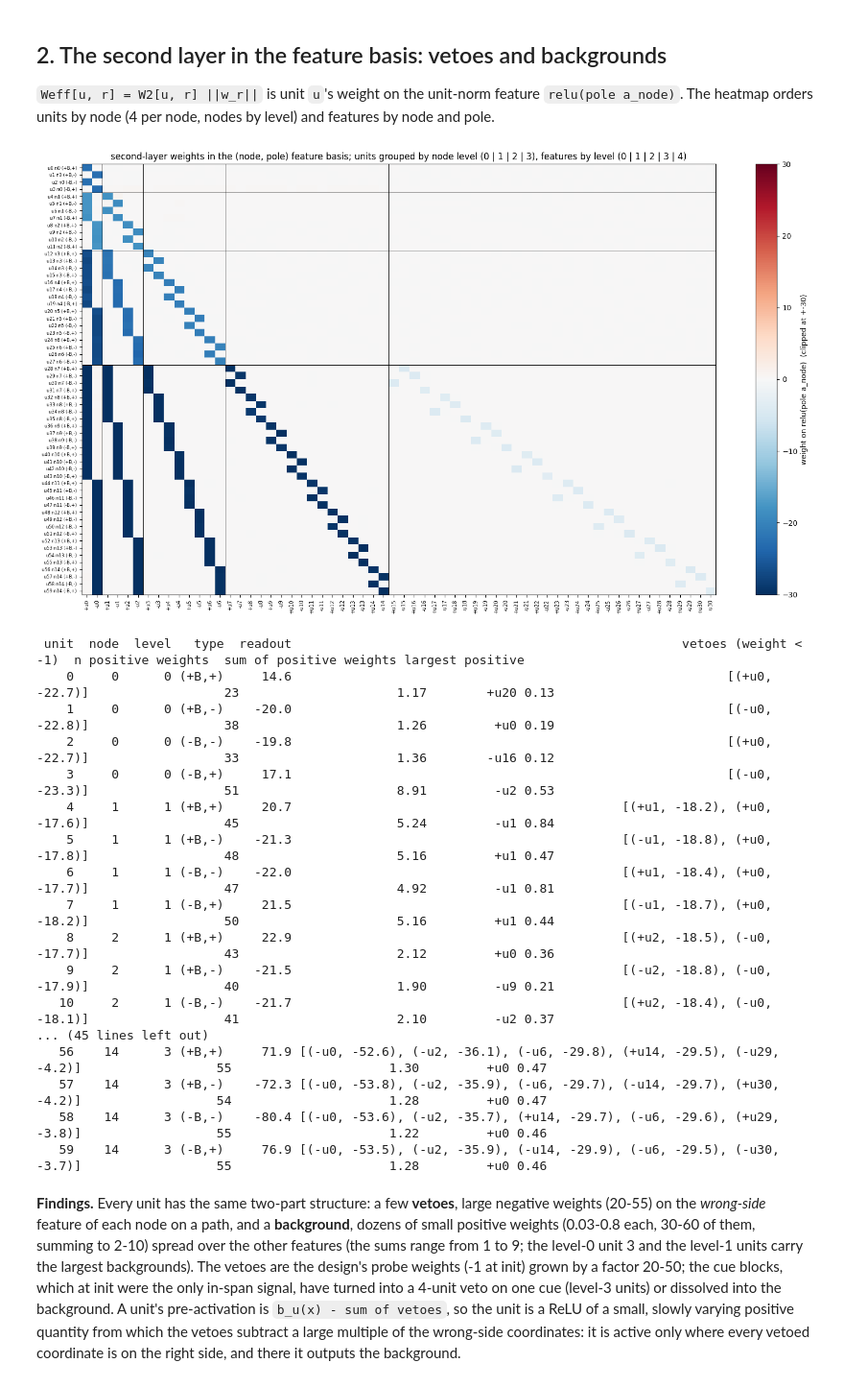
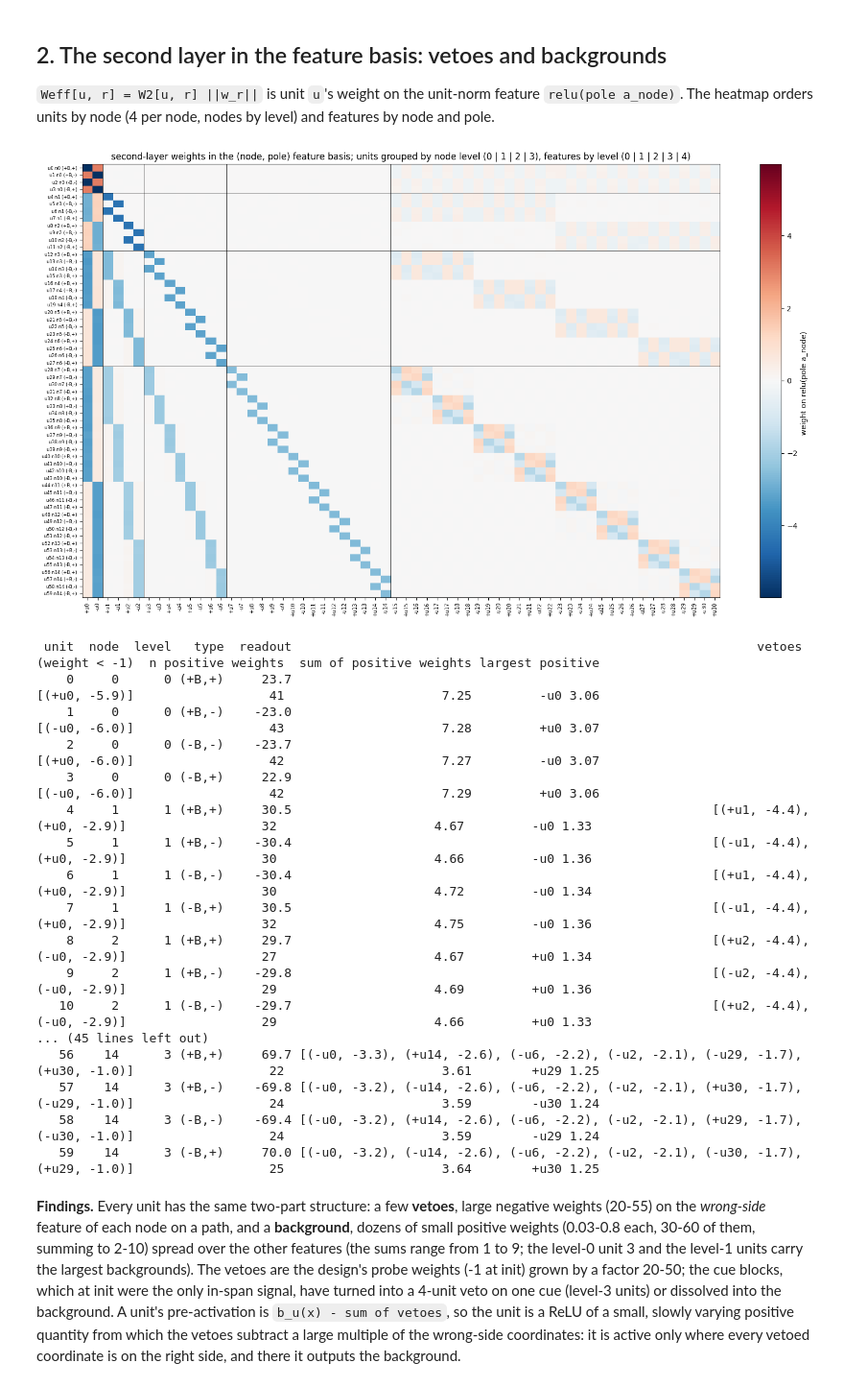
Before and after one commit to HarishGP/layer-lenses, a Jupyter notebook: notebooks/run53_network_anatomy.ipynb, the cells around one changed output. Shown at 96% size. Cells and saved outputs as stored; diff of their text form; code cells hidden in the pictures.

```diff
--- a/notebooks/run53_network_anatomy.ipynb
+++ b/notebooks/run53_network_anatomy.ipynb
@@ -19,7 +19,9 @@ from layer_lenses.designed_init import NODE_LEVEL, node_ancestors, HIERARCHY_TAR
 from layer_lenses.init_sweep import SweepRunSpec, build_data, load_tree
 np.set_printoptions(linewidth=200, precision=2, suppress=True); pd.set_option("display.width", 220)
 RUN = Path("../results/designed_init/hd2_run53_phased2_cue1_10M"); tree = load_tree(RUN / "tree.npz"); U = tree.w_list
-z = np.load(RUN / "replay/weights.npz"); W1, W2, W3, Wo = (z[k][-1].astype(np.float64) for k in ["w__hidden_layers.0.weight", "w__hidden_layers.1.weight", "w__hidden_layers.2.weight", "w__output_layer.weight"])
+z = np.load(RUN / "replay/weights.npz");
+EPOCH = 100
+W1, W2, W3, Wo = (z[k][EPOCH].astype(np.float64) for k in ["w__hidden_layers.0.weight", "w__hidden_layers.1.weight", "w__hidden_layers.2.weight", "w__output_layer.weight"])
 meta = pickle.load(open(RUN / "replay/meta.pkl", "rb")); ups = np.array(meta["design"]["unit_path_sign"]); ubs = np.array(meta["design"]["unit_block_sign"]); unode = np.array(meta["design"]["unit_node"])
 x, y = build_data(SweepRunSpec(tree_seed=5178, data_seed=999_777, init_seed=0, batch_size=1, n_train=100_000), tree); A = x @ U.T      # a_n(x) for the 31 normals
 # first-layer rows as (node, pole) features; forward pass
@@ -64,37 +68,43 @@ the two halves of a coordinate is what the second layer will use: `f_(n,+) - f_(
 `Weff[u, r] = W2[u, r] ||w_r||` is unit `u`'s weight on the unit-norm feature `relu(pole a_node)`. The heatmap orders units by node
 (4 per node, nodes by level) and features by node and pole.
 # %%
-order_r = np.lexsort((-pole, top)); fig, ax = plt.subplots(figsize=(16, 9))
-im = ax.imshow(Weff[:, order_r], cmap="RdBu_r", vmin=-30, vmax=30, aspect="auto"); plt.colorbar(im, ax=ax, label="weight on relu(pole a_node)  (clipped at +-30)")
+order_r = np.arange(62);
+EPOCH = 30
+W1, W2, W3, Wo = (z[k][EPOCH].astype(np.float64) for k in ["w__hidden_layers.0.weight", "w__hidden_layers.1.weight", "w__hidden_layers.2.weight", "w__output_layer.weight"])
+nrm = np.linalg.norm(W1, axis=1)
+Weff = W2 * nrm[None, :]
+# order_r = np.lexsort((-pole, top));
+fig, ax = plt.subplots(figsize=(16, 9))
+im = ax.imshow(Weff[:, order_r], cmap="RdBu_r", vmin=-np.abs(Weff).max(), vmax=np.abs(Weff).max(), aspect="auto"); plt.colorbar(im, ax=ax, label="weight on relu(pole a_node)  ")
 ax.set_xticks(range(62)); ax.set_xticklabels(rname[order_r], rotation=90, fontsize=7); ax.set_yticks(range(60)); ax.set_yticklabels([f"u{u} n{unode[u]} {utype[u]}" for u in range(60)], fontsize=6)
 for k in (4, 12, 28): ax.axhline(k - 0.5, color="k", lw=0.6)
 for k in (2, 6, 14, 30): ax.axvline(k - 0.5, color="k", lw=0.6)
 ax.set_title("second-layer weights in the (node, pole) feature basis; units grouped by node level (0 | 1 | 2 | 3), features by level (0 | 1 | 2 | 3 | 4)"); plt.tight_layout(); plt.show()
 # per unit: large negative weights (vetoes) and the sum of positive weights (background)
 rec = []
 for u in range(60):
     w = Weff[u]; vet = [(rname[r], round(float(w[r]), 1)) for r in np.argsort(w) if w[r] < -1.0]; posw = w[w > 0]
     rec.append({"unit": u, "node": unode[u], "level": NODE_LEVEL[unode[u]], "type": utype[u], "readout": round(float(readout[u]), 1), "vetoes (weight < -1)": vet, "n positive weights": int((w > 0).sum()), "sum of positive weights": round(float(posw.sum()), 2), "largest positive": f"{rname[np.argmax(w)]} {w.max():.2f}"})
 recipes = pd.DataFrame(rec); print(recipes.to_string(index=False, max_colwidth=110))
 # %% [output]
-[figure, old version]
+[figure, new version]
- unit  node  level   type  readout                                                    vetoes (weight < -1)  n positive weights  sum of positive weights largest positive
-    0     0      0 (+B,+)     14.6                                                          [(+u0, -22.7)]                  23                     1.17        +u20 0.13
-    1     0      0 (+B,-)    -20.0                                                          [(-u0, -22.8)]                  38                     1.26         +u0 0.19
-    2     0      0 (-B,-)    -19.8                                                          [(+u0, -22.7)]                  33                     1.36        -u16 0.12
-    3     0      0 (-B,+)     17.1                                                          [(-u0, -23.3)]                  51                     8.91         -u2 0.53
-    4     1      1 (+B,+)     20.7                                            [(+u1, -18.2), (+u0, -17.6)]                  45                     5.24         -u1 0.84
-    5     1      1 (+B,-)    -21.3                                            [(-u1, -18.8), (+u0, -17.8)]                  48                     5.16         +u1 0.47
-    6     1      1 (-B,-)    -22.0                                            [(+u1, -18.4), (+u0, -17.7)]                  47                     4.92         -u1 0.81
-    7     1      1 (-B,+)     21.5                                            [(-u1, -18.7), (+u0, -18.2)]                  50                     5.16         +u1 0.44
-    8     2      1 (+B,+)     22.9                                            [(+u2, -18.5), (-u0, -17.7)]                  43                     2.12         +u0 0.36
-    9     2      1 (+B,-)    -21.5                                            [(-u2, -18.8), (-u0, -17.9)]                  40                     1.90         -u9 0.21
-   10     2      1 (-B,-)    -21.7                                            [(+u2, -18.4), (-u0, -18.1)]                  41                     2.10         -u2 0.37
+ unit  node  level   type  readout                                                              vetoes (weight < -1)  n positive weights  sum of positive weights largest positive
+    0     0      0 (+B,+)     23.7                                                                     [(+u0, -5.9)]                  41                     7.25         -u0 3.06
+    1     0      0 (+B,-)    -23.0                                                                     [(-u0, -6.0)]                  43                     7.28         +u0 3.07
+    2     0      0 (-B,-)    -23.7                                                                     [(+u0, -6.0)]                  42                     7.27         -u0 3.07
+    3     0      0 (-B,+)     22.9                                                                     [(-u0, -6.0)]                  42                     7.29         +u0 3.06
+    4     1      1 (+B,+)     30.5                                                        [(+u1, -4.4), (+u0, -2.9)]                  32                     4.67         -u0 1.33
+    5     1      1 (+B,-)    -30.4                                                        [(-u1, -4.4), (+u0, -2.9)]                  30                     4.66         -u0 1.36
+    6     1      1 (-B,-)    -30.4                                                        [(+u1, -4.4), (+u0, -2.9)]                  30                     4.72         -u0 1.34
+    7     1      1 (-B,+)     30.5                                                        [(-u1, -4.4), (+u0, -2.9)]                  32                     4.75         -u0 1.36
+    8     2      1 (+B,+)     29.7                                                        [(+u2, -4.4), (-u0, -2.9)]                  27                     4.67         +u0 1.34
+    9     2      1 (+B,-)    -29.8                                                        [(-u2, -4.4), (-u0, -2.9)]                  29                     4.69         +u0 1.36
+   10     2      1 (-B,-)    -29.7                                                        [(+u2, -4.4), (-u0, -2.9)]                  29                     4.66         +u0 1.33
 ... (45 lines left out)
-   56    14      3 (+B,+)     71.9 [(-u0, -52.6), (-u2, -36.1), (-u6, -29.8), (+u14, -29.5), (-u29, -4.2)]                  55                     1.30         +u0 0.47
-   57    14      3 (+B,-)    -72.3 [(-u0, -53.8), (-u2, -35.9), (-u6, -29.7), (-u14, -29.7), (+u30, -4.2)]                  54                     1.28         +u0 0.47
-   58    14      3 (-B,-)    -80.4 [(-u0, -53.6), (-u2, -35.7), (+u14, -29.7), (-u6, -29.6), (+u29, -3.8)]                  55                     1.22         +u0 0.46
-   59    14      3 (-B,+)     76.9 [(-u0, -53.5), (-u2, -35.9), (-u14, -29.9), (-u6, -29.5), (-u30, -3.7)]                  55                     1.28         +u0 0.46
+   56    14      3 (+B,+)     69.7 [(-u0, -3.3), (+u14, -2.6), (-u6, -2.2), (-u2, -2.1), (-u29, -1.7), (+u30, -1.0)]                  22                     3.61        +u29 1.25
+   57    14      3 (+B,-)    -69.8 [(-u0, -3.2), (-u14, -2.6), (-u6, -2.2), (-u2, -2.1), (+u30, -1.7), (-u29, -1.0)]                  24                     3.59        -u30 1.24
+   58    14      3 (-B,-)    -69.4 [(-u0, -3.2), (+u14, -2.6), (-u6, -2.2), (-u2, -2.1), (+u29, -1.7), (-u30, -1.0)]                  24                     3.59        -u29 1.24
+   59    14      3 (-B,+)     70.0 [(-u0, -3.2), (-u14, -2.6), (-u6, -2.2), (-u2, -2.1), (-u30, -1.7), (+u29, -1.0)]                  25                     3.64        +u30 1.25
 # %% [markdown]
 **Findings.** Every unit has the same two-part structure: a few **vetoes**, large negative weights (20-55) on the *wrong-side* feature
 of each node on a path, and a **background**, dozens of small positive weights (0.03-0.8 each, 30-60 of them, summing to 2-10) spread
```
Also changed, not shown: parts of 2 cells of this notebook, 10 other files.
